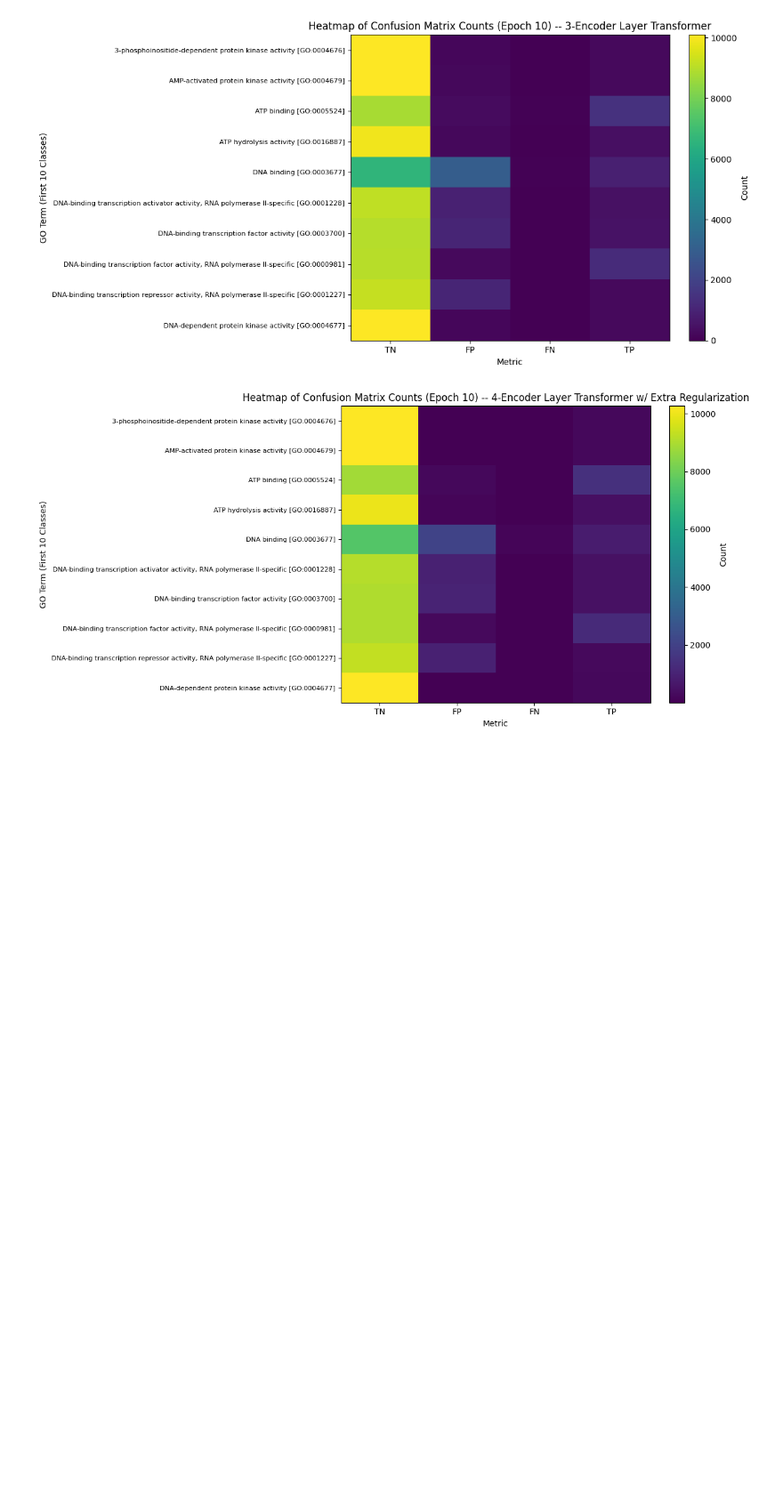
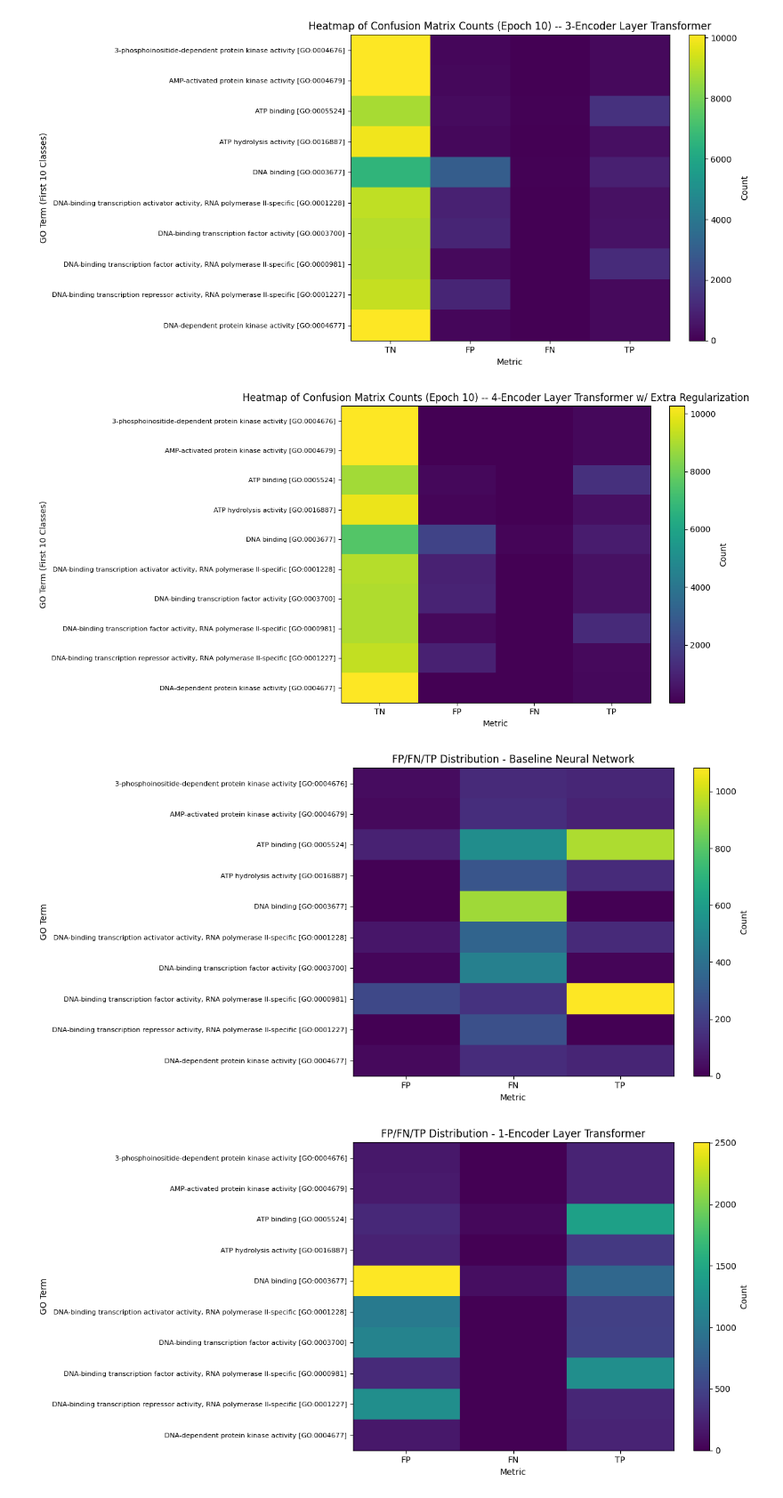
Before and after one commit to poacs/predicting-protein-function-thesis, a Jupyter notebook: analysis.ipynb, the cells around one changed output. Shown at 89% size. Drawn from its saved outputs; the diff is of its cells as text; code cells hidden in the pictures; blank space fills up the shorter version.

Commit message:
generate heatmaps without TN for better analysis

```diff
--- a/analysis.ipynb
+++ b/analysis.ipynb
@@ -208,3 +208,74 @@ for df, title in configs:
 [figure]
 [figure]
 [figure]
+# %%
+# separate from TN
+
+labels = [
+    "3-phosphoinositide-dependent protein kinase activity [GO:0004676]",
+    "AMP-activated protein kinase activity [GO:0004679]",
+    "ATP binding [GO:0005524]",
+    "ATP hydrolysis activity [GO:0016887]",
+    "DNA binding [GO:0003677]",
+    "DNA-binding transcription activator activity, RNA polymerase II-specific [GO:0001228]",
+    "DNA-binding transcription factor activity [GO:0003700]",
+    "DNA-binding transcription factor activity, RNA polymerase II-specific [GO:0000981]",
+    "DNA-binding transcription repressor activity, RNA polymerase II-specific [GO:0001227]",
+    "DNA-dependent protein kinase activity [GO:0004677]"
+]
+
+conf_baseline = {
+    'TN': [10261, 10264, 8961, 10118, 9610, 10000, 10037, 9067, 10274, 10266],
+    'FP': [   34,    29,  102,     5,    0,    65,    17,   233,     0,    28],
+    'FN': [  128,   143,  529,   284,  929,   348,   471,   157,   266,   136],
+    'TP': [  117,   104,  948,   133,    1,   127,    15,  1083,     0,   110]
+}
+
+conf_1 = {
+    'TN': [10130, 10116, 8775, 9882, 7107, 9040, 8937, 9003, 9036, 10129],
+    'FP': [  165,   177,  288,  241, 2503, 1025, 1117,  297, 1238,  165],
+    'FN': [    0,     0,   57,    3,   94,    2,    1,    7,    0,    0],
+    'TP': [  245,   247, 1420,  414,  836,  473,  485, 1233,  266,  246]
+}
+
+conf_3 = {
+    'TN': [10102, 10093, 8779, 9887, 6622, 9122, 8993, 9034, 9217, 10101],
+    'FP': [  193,   200,  284,  236, 2988,  943, 1061,  266, 1057,  193],
+    'FN': [    0,     0,   41,    4,   50,    3,    4,   11,    3,    0],
+    'TP': [  245,   247, 1436,  413,  880,  472,  482, 1229,  263,  246]
+}
+
+conf_4_reg = {
+    'TN': [10262, 10257, 8820, 9959, 7527, 9127, 9044, 9046, 9310, 10261],
+    'FP': [   33,    36,  243,  164, 2083,  938, 1010,  254,  964,   33],
+    'FN': [    5,     4,   41,    6,  125,    5,    4,   12,    7,    6],
+    'TP': [  240,   243, 1436,  411,  805,  470,  482, 1228,  259,  240]
+}
+
+df_base = pd.DataFrame(conf_baseline, index=labels)
+df_1 = pd.DataFrame(conf_1, index=labels)
+df_3 = pd.DataFrame(conf_3, index=labels)
+df_4_reg = pd.DataFrame(conf_4_reg, index=labels)
+
+# plot heatmaps
+configs = [
+    (df_base.drop(columns=['TN']), "FP/FN/TP Distribution - Baseline Neural Network"),
+    (df_1.drop(columns=['TN']), "FP/FN/TP Distribution - 1-Encoder Layer Transformer"),
+    (df_3.drop(columns=['TN']), "FP/FN/TP Distribution - 3-Encoder Layer Transformer"),
+    (df_4_reg.drop(columns=['TN']), "FP/FN/TP Distribution - 4-Encoder Layer Transformer")
+]
+
+for df, title in configs:
+    plt.figure(figsize=(12, 6))
+    plt.imshow(df.values, aspect="auto", interpolation="nearest")
+    plt.colorbar(label="Count")
+    plt.xticks(np.arange(len(df.columns)), df.columns, rotation=0)
+    plt.yticks(np.arange(len(labels)), labels, fontsize=8)
+    plt.title(title)
+    plt.xlabel("Metric")
+    plt.ylabel("GO Term")
+    plt.tight_layout()
+    plt.show()
+# %% [output]
+[figure, added]
+[figure, added]
```
Also changed, not shown: parts of 2 cells of this notebook.
